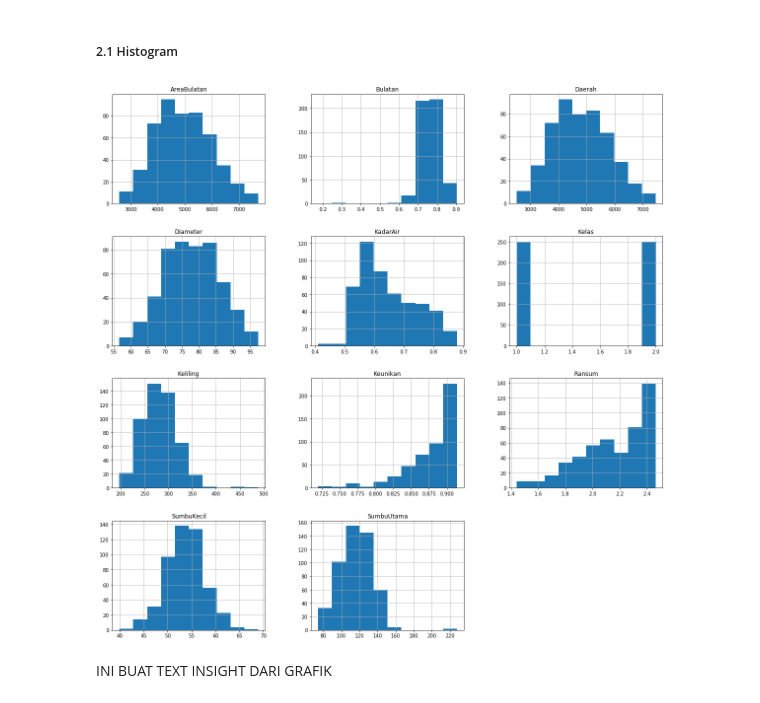
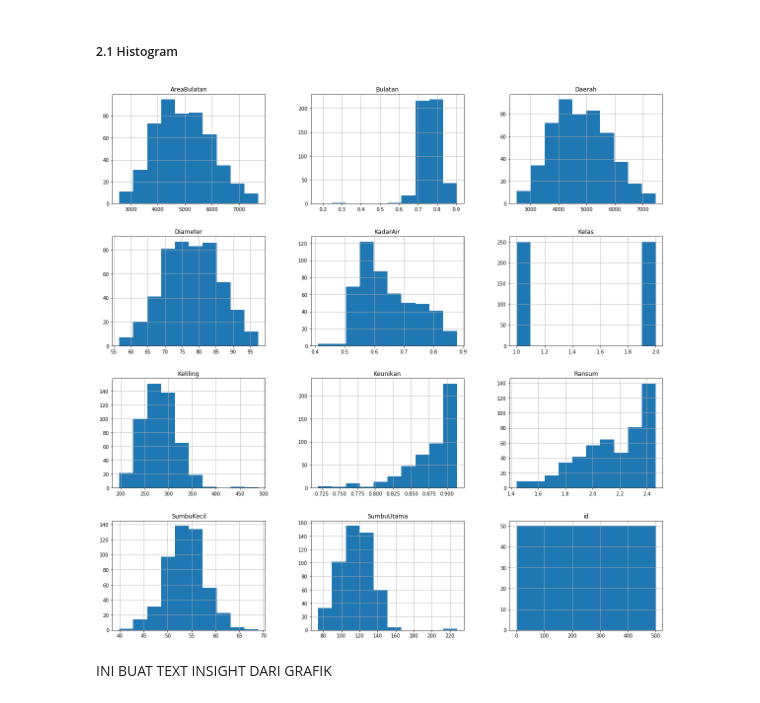
Before and after one commit to raihanastrada/probstat-data-analysis, a Jupyter notebook: K03-T1-IF2220-13519113.ipynb, the cells around one changed output. Saved outputs shown, nothing was run; the diff lists cells and outputs as text; code cells hidden in the pictures.

```diff
--- a/K03-T1-IF2220-13519113.ipynb
+++ b/K03-T1-IF2220-13519113.ipynb
@@ -297,11 +368,10 @@ dtype: float64
 # %% [markdown]
 ##### 2.1 Histogram
 # %%
-df_new = df.drop('id', axis=1)
-df_new.hist(figsize=(20,20))
+df.hist(figsize=(20,20))
 plt.show()
 # %% [output]
-[figure, old version]
+[figure, new version]
 # %% [markdown]
 INI BUAT TEXT INSIGHT DARI GRAFIK
 # %% [markdown]
```
Also changed, not shown: parts of 73 cells of this notebook.
